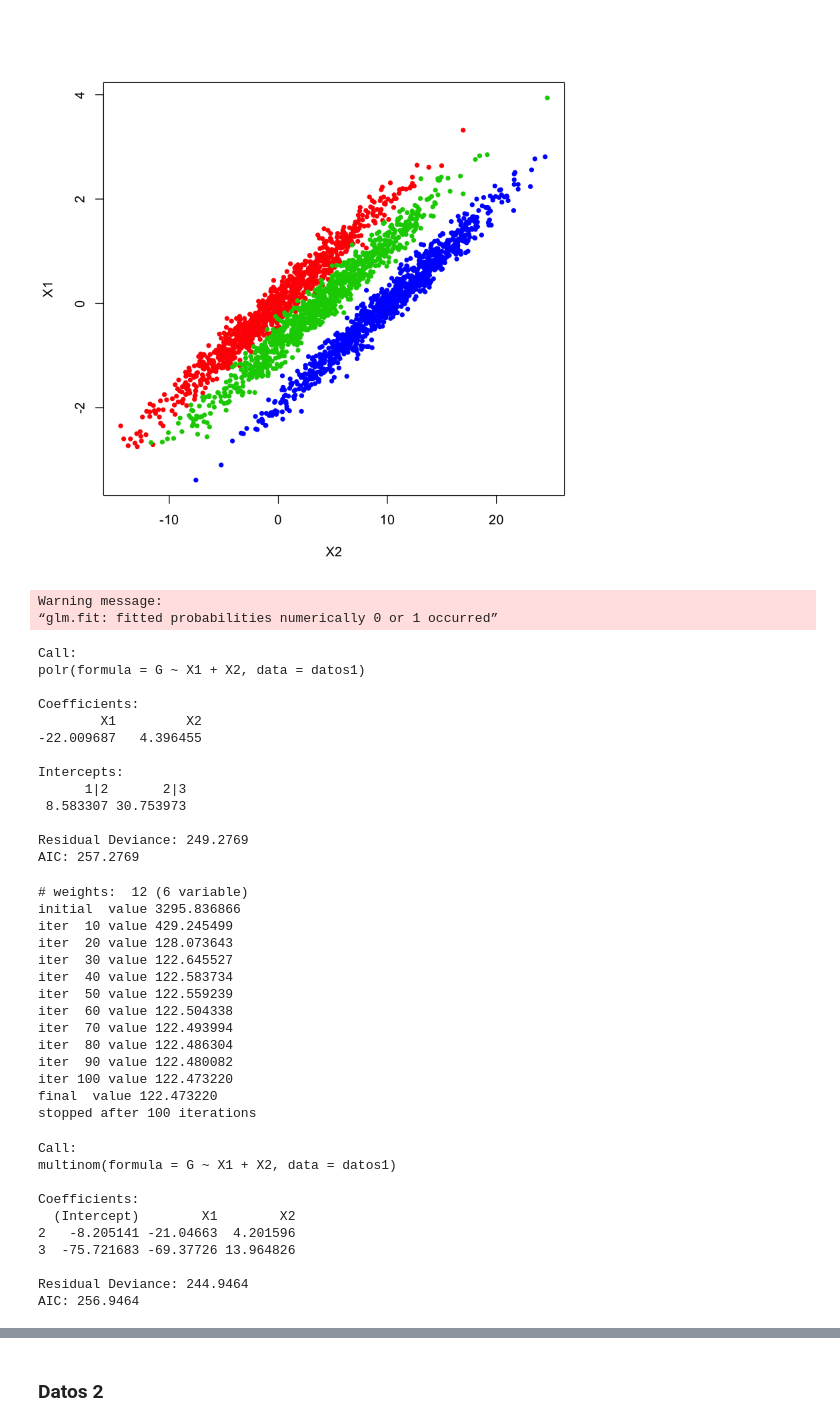
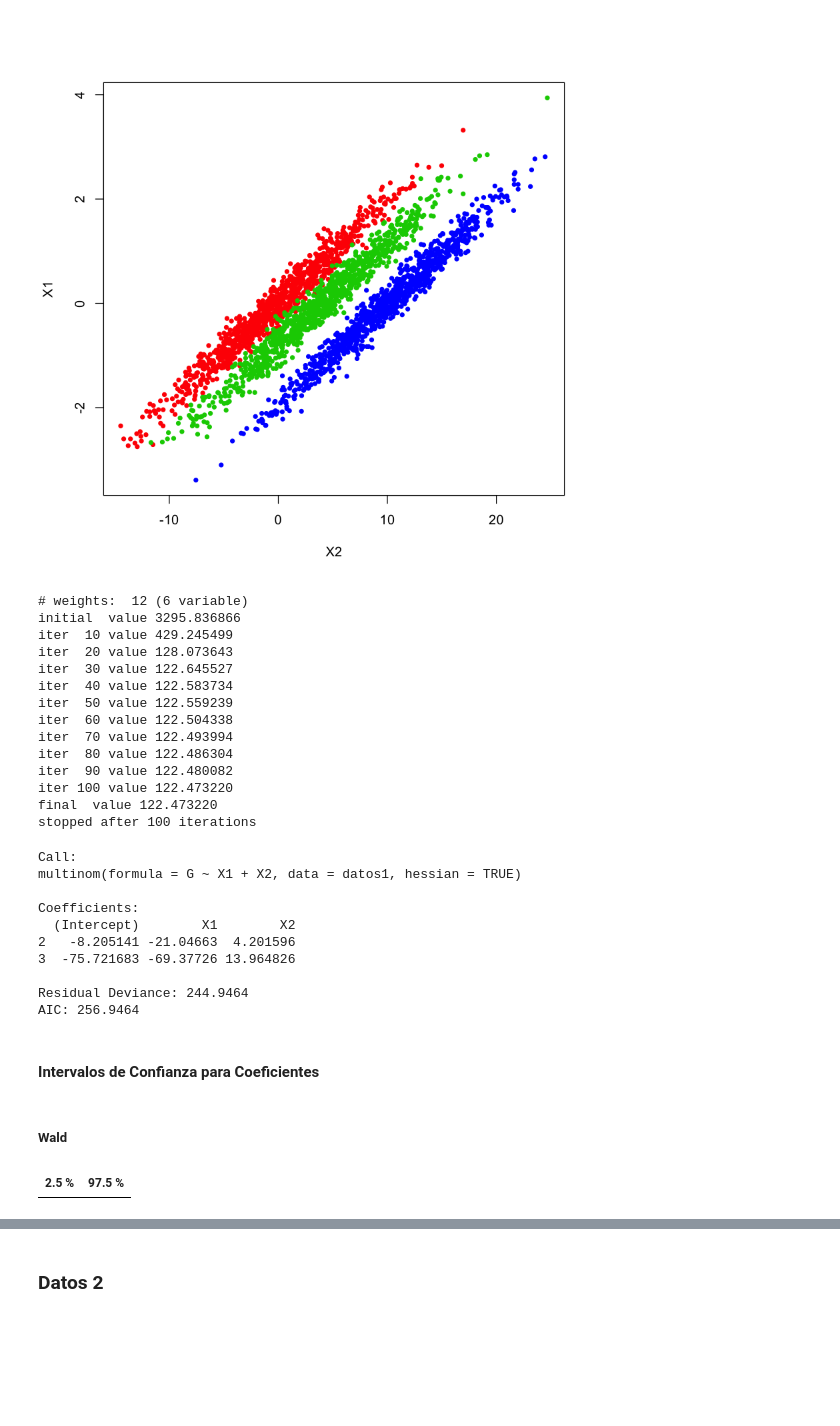
Before and after one commit to garciparedes/multinomial-logistic-contingency, a Jupyter notebook: notebook.ipynb, the cells around one changed output, grey strips where cells are left out. Drawn from its saved outputs; the diff is of its cells as text; code cells hidden in the pictures; blank space fills up the shorter version.

```diff
--- a/notebook.ipynb
+++ b/notebook.ipynb
@@ -35,47 +35,37 @@ plot(X1 ~ X2, col = as.numeric(G) + 1, data = datos1, pch=20)
 # %% [output]
 [figure]
 # %%
-polr(G ~ X1 + X2, data=datos1)
+(fit.datos1 <- multinom(G ~ X1 + X2, data=datos1, hessian = TRUE))
 # %% [output]
-Warning message:
-“glm.fit: fitted probabilities numerically 0 or 1 occurred”
+# weights:  12 (6 variable)
+initial  value 3295.836866
+iter  10 value 429.245499
+iter  20 value 128.073643
+iter  30 value 122.645527
+iter  40 value 122.583734
+iter  50 value 122.559239
+iter  60 value 122.504338
+iter  70 value 122.493994
+iter  80 value 122.486304
+iter  90 value 122.480082
+iter 100 value 122.473220
+final  value 122.473220
+stopped after 100 iterations
 Call:
-polr(formula = G ~ X1 + X2, data = datos1)
+multinom(formula = G ~ X1 + X2, data = datos1, hessian = TRUE)
 
 Coefficients:
-        X1         X2
--22.009687   4.396455
+  (Intercept)        X1        X2
+2   -8.205141 -21.04663  4.201596
+3  -75.721683 -69.37726 13.964826
 
-Intercepts:
-      1|2       2|3
- 8.583307 30.753973
-
-Residual Deviance: 249.2769
-AIC: 257.2769
+Residual Deviance: 244.9464
+AIC: 256.9464
-# %%
-multinom(G ~ X1 + X2, data=datos1)
-# %% [output]
-# weights:  12 (6 variable)
-initial  value 3295.836866
-iter  10 value 429.245499
-iter  20 value 128.073643
-iter  30 value 122.645527
-iter  40 value 122.583734
-iter  50 value 122.559239
-iter  60 value 122.504338
-iter  70 value 122.493994
-iter  80 value 122.486304
-iter  90 value 122.480082
-iter 100 value 122.473220
-final  value 122.473220
-stopped after 100 iterations
-Call:
-multinom(formula = G ~ X1 + X2, data = datos1)
-
-Coefficients:
-  (Intercept)        X1        X2
-2   -8.205141 -21.04663  4.201596
-3  -75.721683 -69.37726 13.964826
-
-Residual Deviance: 244.9464
-AIC: 256.9464
+# %% [markdown]
+#### Intervalos de Confianza para Coeficientes
+# %% [markdown]
+##### Wald
+# %%
+confint.default(fit.datos1)
+# %% [output]
+| 2.5 % | 97.5 % |
```
Also changed, not shown: parts of 20 cells of this notebook.
